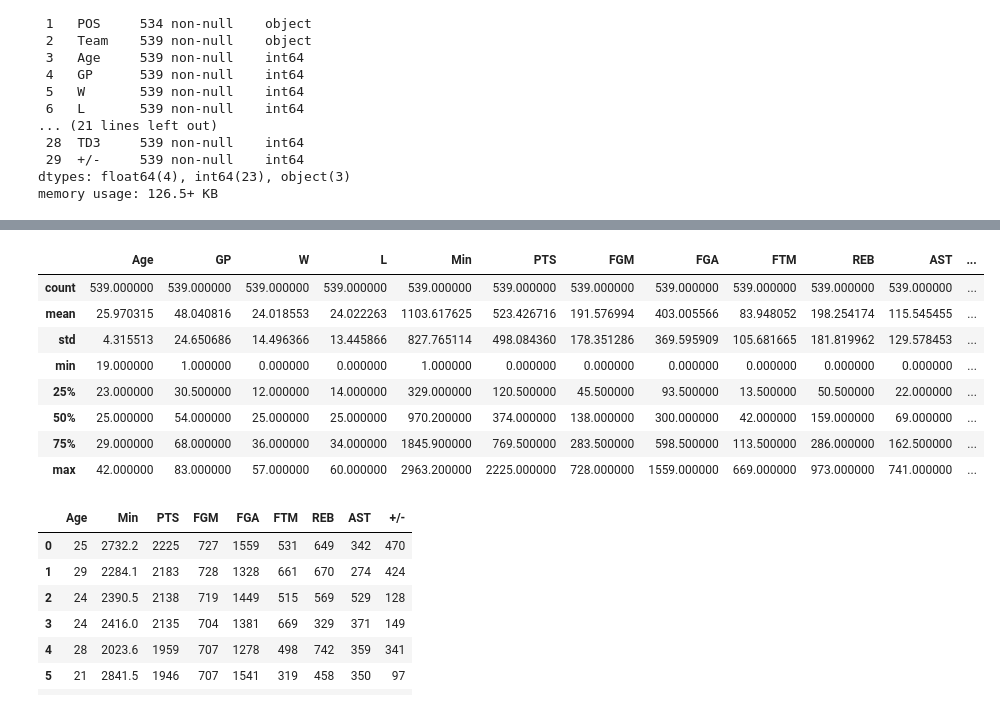
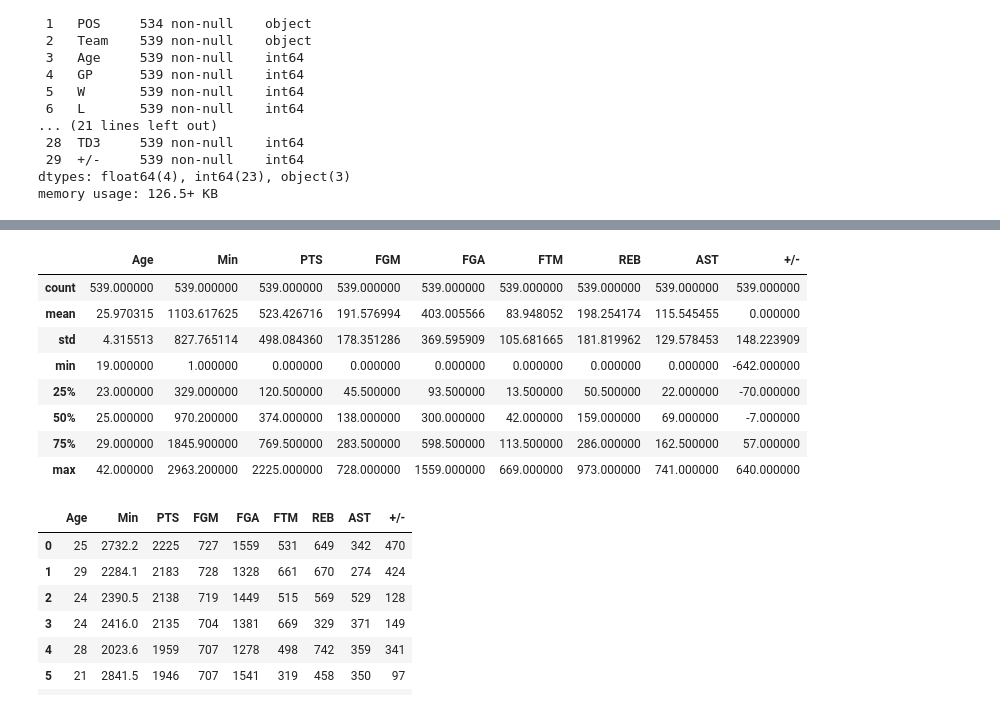
Before and after one commit to marcushin/Machine-Learning-with-Python, a Jupyter notebook: MarcusFinal.ipynb, the cells around one changed output, grey strips where cells are left out. Drawn from its saved outputs; the diff is of its cells as text; code cells hidden in the pictures.

```diff
--- a/MarcusFinal.ipynb
+++ b/MarcusFinal.ipynb
@@ -65,13 +79,13 @@ points_df
 # %%
-df.describe(include= np.number)
+points_df.describe(include= np.number)
 # %% [output]
-|  | Age | GP | W | L | Min | PTS | FGM | FGA | FTM | REB | AST | ... |
-| count | 539.000000 | 539.000000 | 539.000000 | 539.000000 | 539.000000 | 539.000000 | 539.000000 | 539.000000 | 539.000000 | 539.000000 | 539.000000 | ... |
-| mean | 25.970315 | 48.040816 | 24.018553 | 24.022263 | 1103.617625 | 523.426716 | 191.576994 | 403.005566 | 83.948052 | 198.254174 | 115.545455 | ... |
-| std | 4.315513 | 24.650686 | 14.496366 | 13.445866 | 827.765114 | 498.084360 | 178.351286 | 369.595909 | 105.681665 | 181.819962 | 129.578453 | ... |
-| min | 19.000000 | 1.000000 | 0.000000 | 0.000000 | 1.000000 | 0.000000 | 0.000000 | 0.000000 | 0.000000 | 0.000000 | 0.000000 | ... |
-| 25% | 23.000000 | 30.500000 | 12.000000 | 14.000000 | 329.000000 | 120.500000 | 45.500000 | 93.500000 | 13.500000 | 50.500000 | 22.000000 | ... |
-| 50% | 25.000000 | 54.000000 | 25.000000 | 25.000000 | 970.200000 | 374.000000 | 138.000000 | 300.000000 | 42.000000 | 159.000000 | 69.000000 | ... |
-| 75% | 29.000000 | 68.000000 | 36.000000 | 34.000000 | 1845.900000 | 769.500000 | 283.500000 | 598.500000 | 113.500000 | 286.000000 | 162.500000 | ... |
-| max | 42.000000 | 83.000000 | 57.000000 | 60.000000 | 2963.200000 | 2225.000000 | 728.000000 | 1559.000000 | 669.000000 | 973.000000 | 741.000000 | ... |
+|  | Age | Min | PTS | FGM | FGA | FTM | REB | AST | +/- |
+| count | 539.000000 | 539.000000 | 539.000000 | 539.000000 | 539.000000 | 539.000000 | 539.000000 | 539.000000 | 539.000000 |
+| mean | 25.970315 | 1103.617625 | 523.426716 | 191.576994 | 403.005566 | 83.948052 | 198.254174 | 115.545455 | 0.000000 |
+| std | 4.315513 | 827.765114 | 498.084360 | 178.351286 | 369.595909 | 105.681665 | 181.819962 | 129.578453 | 148.223909 |
+| min | 19.000000 | 1.000000 | 0.000000 | 0.000000 | 0.000000 | 0.000000 | 0.000000 | 0.000000 | -642.000000 |
+| 25% | 23.000000 | 329.000000 | 120.500000 | 45.500000 | 93.500000 | 13.500000 | 50.500000 | 22.000000 | -70.000000 |
+| 50% | 25.000000 | 970.200000 | 374.000000 | 138.000000 | 300.000000 | 42.000000 | 159.000000 | 69.000000 | -7.000000 |
+| 75% | 29.000000 | 1845.900000 | 769.500000 | 283.500000 | 598.500000 | 113.500000 | 286.000000 | 162.500000 | 57.000000 |
+| max | 42.000000 | 2963.200000 | 2225.000000 | 728.000000 | 1559.000000 | 669.000000 | 973.000000 | 741.000000 | 640.000000 |
 # %%
```
Also changed, not shown: parts of 18 cells of this notebook.
